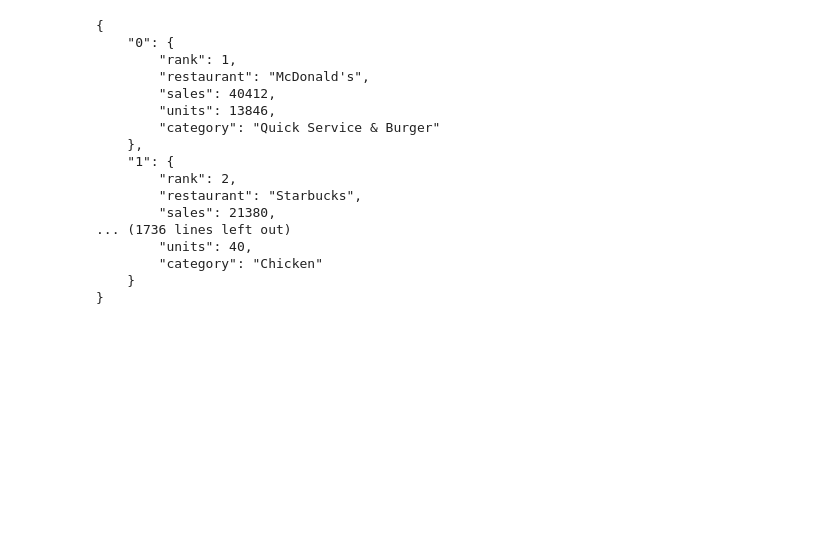
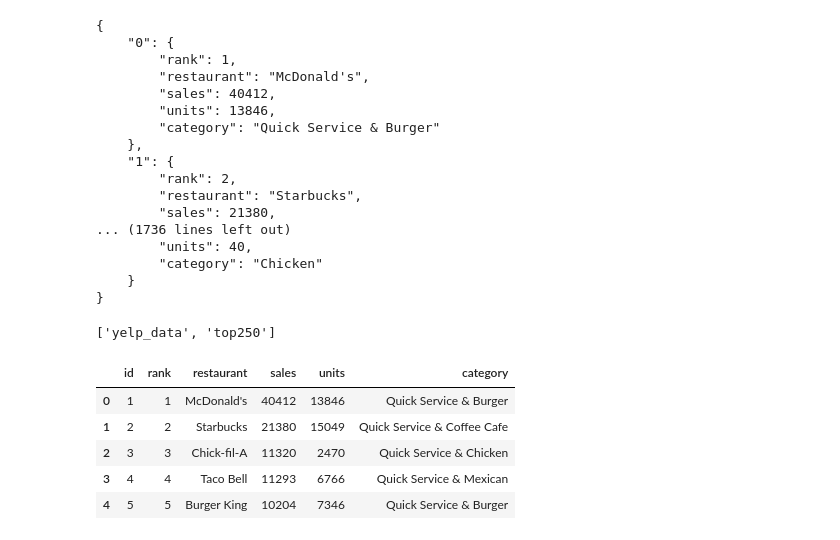
Before and after one commit to dkletter/etl-project, a Jupyter notebook: top250.ipynb, the cells around one changed output. Drawn from its saved outputs; the diff is of its cells as text; code cells hidden in the pictures; blank space fills up the shorter version.

```diff
--- a/top250.ipynb
+++ b/top250.ipynb
@@ -120,3 +123,13 @@ with open(file=filepath, mode='r') as json_top250:
         "category": "Chicken"
     }
 }
+# %%
+# Connect to local database
+rds_connection_string = f'{username}:{passwd}@localhost:5432/restaurant_db'
+engine = create_engine(f'postgresql://{rds_connection_string}')
+# %%
+# Check engine table names
+insp = inspect(engine)
+insp.get_table_names()
+# %% [output]
+['yelp_data', 'top250']
@@ -122,0 +139,10 @@ with open(file=filepath, mode='r') as json_top250:
+# %%
+# Confirm data has been added by querying the table
+pd.read_sql_query('select * from top250', con=engine).head()
+# %% [output]
+|  | id | rank | restaurant | sales | units | category |
+| 0 | 1 | 1 | McDonald's | 40412 | 13846 | Quick Service & Burger |
+| 1 | 2 | 2 | Starbucks | 21380 | 15049 | Quick Service & Coffee Cafe |
+| 2 | 3 | 3 | Chick-fil-A | 11320 | 2470 | Quick Service & Chicken |
+| 3 | 4 | 4 | Taco Bell | 11293 | 6766 | Quick Service & Mexican |
+| 4 | 5 | 5 | Burger King | 10204 | 7346 | Quick Service & Burger |
```
Also changed, not shown: parts of 2 cells of this notebook, 1 other file.
